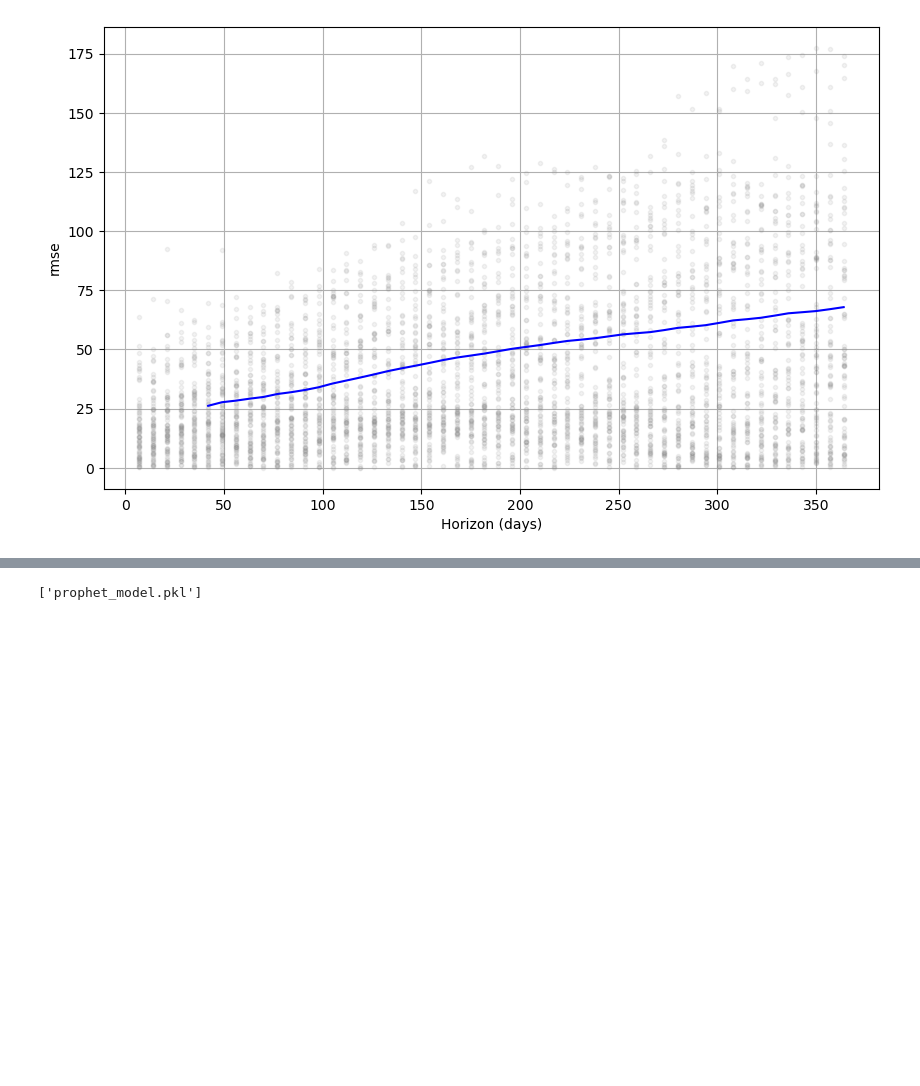
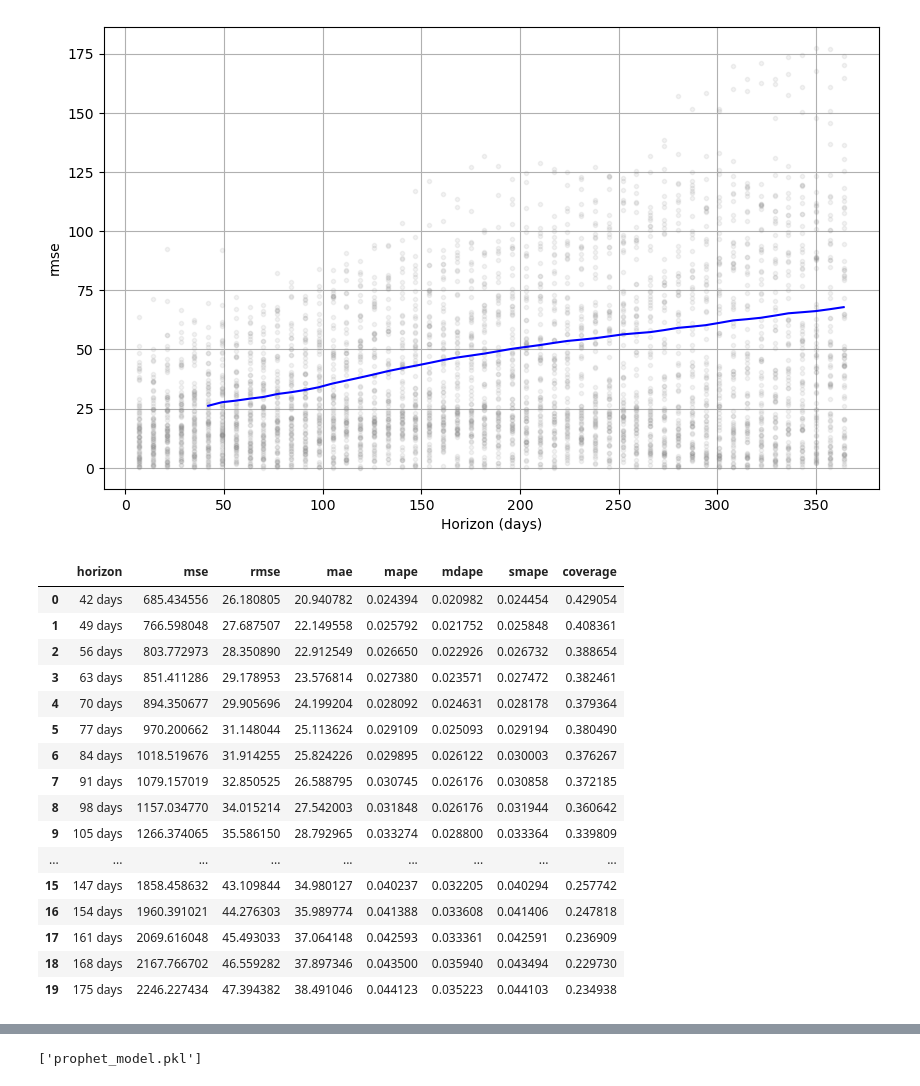
Before and after one commit to Anonymate054/MCD-BigData, a Jupyter notebook: forecast/forecast-2.ipynb, the cells around one changed output, grey strips where cells are left out. Saved outputs shown, nothing was run; the diff lists cells and outputs as text; code cells hidden in the pictures; blank space fills up the shorter version.

```diff
--- a/forecast/forecast-2.ipynb
+++ b/forecast/forecast-2.ipynb
@@ -352,3 +352,24 @@ df_p = performance_metrics(df_cv)
 fig = plot_cross_validation_metric(df_cv, metric="rmse")
 # %% [output]
 [figure]
+# %%
+df_p = performance_metrics(df_cv)
+df_p.head(20)
+# %% [output]
+|  | horizon | mse | rmse | mae | mape | mdape | smape | coverage |
+| 0 | 42 days | 685.434556 | 26.180805 | 20.940782 | 0.024394 | 0.020982 | 0.024454 | 0.429054 |
+| 1 | 49 days | 766.598048 | 27.687507 | 22.149558 | 0.025792 | 0.021752 | 0.025848 | 0.408361 |
+| 2 | 56 days | 803.772973 | 28.350890 | 22.912549 | 0.026650 | 0.022926 | 0.026732 | 0.388654 |
+| 3 | 63 days | 851.411286 | 29.178953 | 23.576814 | 0.027380 | 0.023571 | 0.027472 | 0.382461 |
+| 4 | 70 days | 894.350677 | 29.905696 | 24.199204 | 0.028092 | 0.024631 | 0.028178 | 0.379364 |
+| 5 | 77 days | 970.200662 | 31.148044 | 25.113624 | 0.029109 | 0.025093 | 0.029194 | 0.380490 |
+| 6 | 84 days | 1018.519676 | 31.914255 | 25.824226 | 0.029895 | 0.026122 | 0.030003 | 0.376267 |
+| 7 | 91 days | 1079.157019 | 32.850525 | 26.588795 | 0.030745 | 0.026176 | 0.030858 | 0.372185 |
+| 8 | 98 days | 1157.034770 | 34.015214 | 27.542003 | 0.031848 | 0.026176 | 0.031944 | 0.360642 |
+| 9 | 105 days | 1266.374065 | 35.586150 | 28.792965 | 0.033274 | 0.028800 | 0.033364 | 0.339809 |
+| ... | ... | ... | ... | ... | ... | ... | ... | ... |
+| 15 | 147 days | 1858.458632 | 43.109844 | 34.980127 | 0.040237 | 0.032205 | 0.040294 | 0.257742 |
+| 16 | 154 days | 1960.391021 | 44.276303 | 35.989774 | 0.041388 | 0.033608 | 0.041406 | 0.247818 |
+| 17 | 161 days | 2069.616048 | 45.493033 | 37.064148 | 0.042593 | 0.033361 | 0.042591 | 0.236909 |
+| 18 | 168 days | 2167.766702 | 46.559282 | 37.897346 | 0.043500 | 0.035940 | 0.043494 | 0.229730 |
+| 19 | 175 days | 2246.227434 | 47.394382 | 38.491046 | 0.044123 | 0.035223 | 0.044103 | 0.234938 |
```
Also changed, not shown: parts of 1 cell of this notebook.
